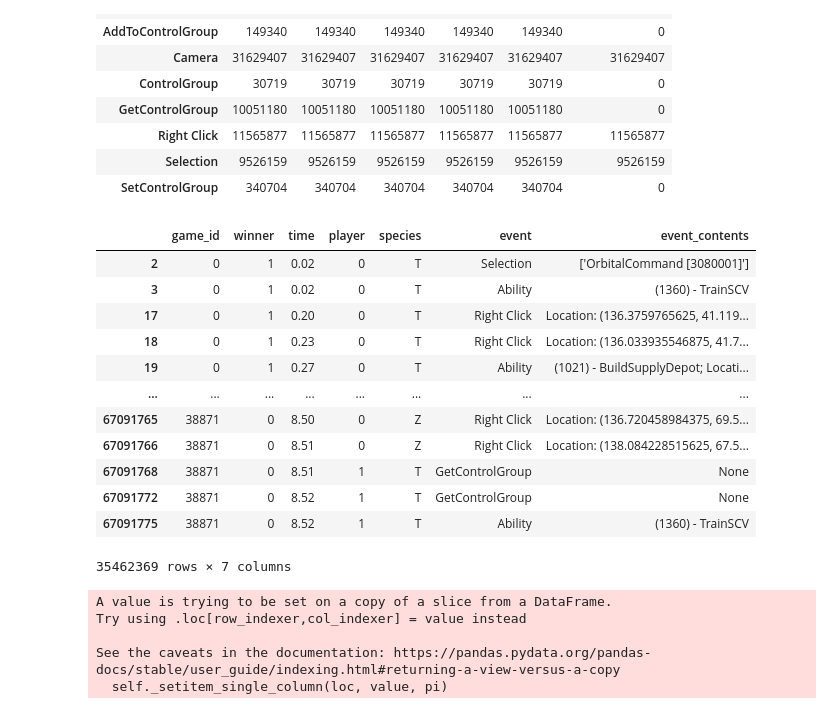
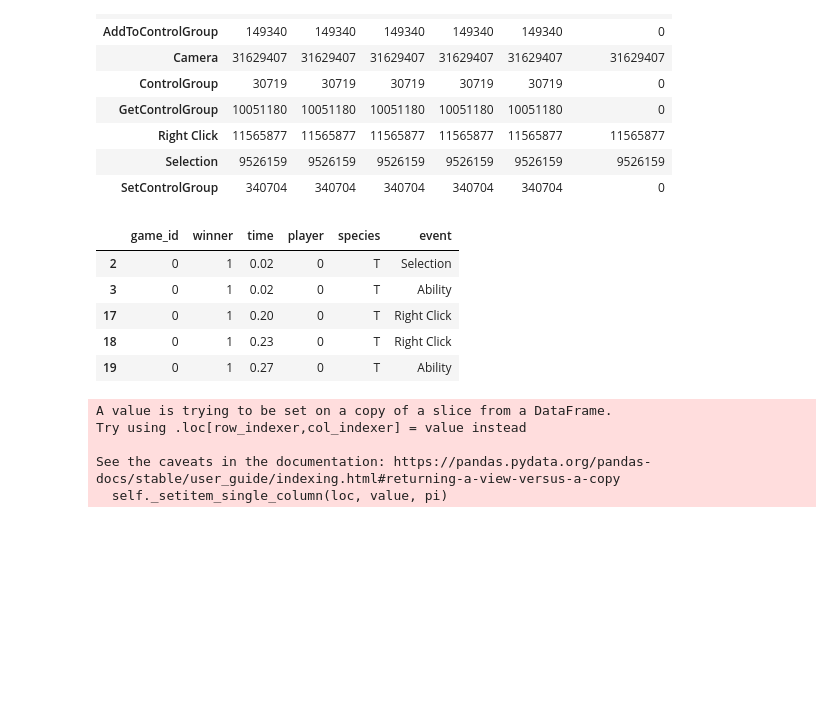
Before and after one commit to Yoonyoung-Cho/things, a Jupyter notebook: Sequence practice.ipynb, the cells around one changed output. Drawn from its saved outputs; the diff is of its cells as text; code cells hidden in the pictures; blank space fills up the shorter version.

```diff
--- a/Sequence practice.ipynb
+++ b/Sequence practice.ipynb
@@ -332,21 +335,14 @@ train.groupby('event').count() # 카메라를 뺄까? 너무 많네
 | SetControlGroup | 340704 | 340704 | 340704 | 340704 | 340704 | 0 |
 # %%
 noCam = train[train['event']!='Camera'].drop('event_contents',axis=1)
-noCam
+noCam.head(5)
 # %% [output]
-|  | game_id | winner | time | player | species | event | event_contents |
-| 2 | 0 | 1 | 0.02 | 0 | T | Selection | ['OrbitalCommand [3080001]'] |
-| 3 | 0 | 1 | 0.02 | 0 | T | Ability | (1360) - TrainSCV |
-| 17 | 0 | 1 | 0.20 | 0 | T | Right Click | Location: (136.3759765625, 41.119... |
-| 18 | 0 | 1 | 0.23 | 0 | T | Right Click | Location: (136.033935546875, 41.7... |
-| 19 | 0 | 1 | 0.27 | 0 | T | Ability | (1021) - BuildSupplyDepot; Locati... |
-| ... | ... | ... | ... | ... | ... | ... | ... |
-| 67091765 | 38871 | 0 | 8.50 | 0 | Z | Right Click | Location: (136.720458984375, 69.5... |
-| 67091766 | 38871 | 0 | 8.51 | 0 | Z | Right Click | Location: (138.084228515625, 67.5... |
-| 67091768 | 38871 | 0 | 8.51 | 1 | T | GetControlGroup | None |
-| 67091772 | 38871 | 0 | 8.52 | 1 | T | GetControlGroup | None |
-| 67091775 | 38871 | 0 | 8.52 | 1 | T | Ability | (1360) - TrainSCV |
+|  | game_id | winner | time | player | species | event |
+| 2 | 0 | 1 | 0.02 | 0 | T | Selection |
+| 3 | 0 | 1 | 0.02 | 0 | T | Ability |
+| 17 | 0 | 1 | 0.20 | 0 | T | Right Click |
+| 18 | 0 | 1 | 0.23 | 0 | T | Right Click |
+| 19 | 0 | 1 | 0.27 | 0 | T | Ability |
-35462369 rows × 7 columns
 # %%
 %%time
 
```
Also changed, not shown: parts of 13 cells of this notebook, 2 other files.
